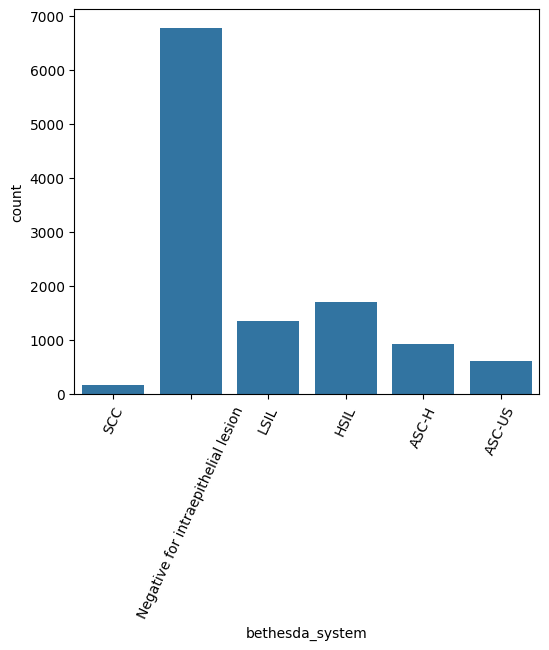
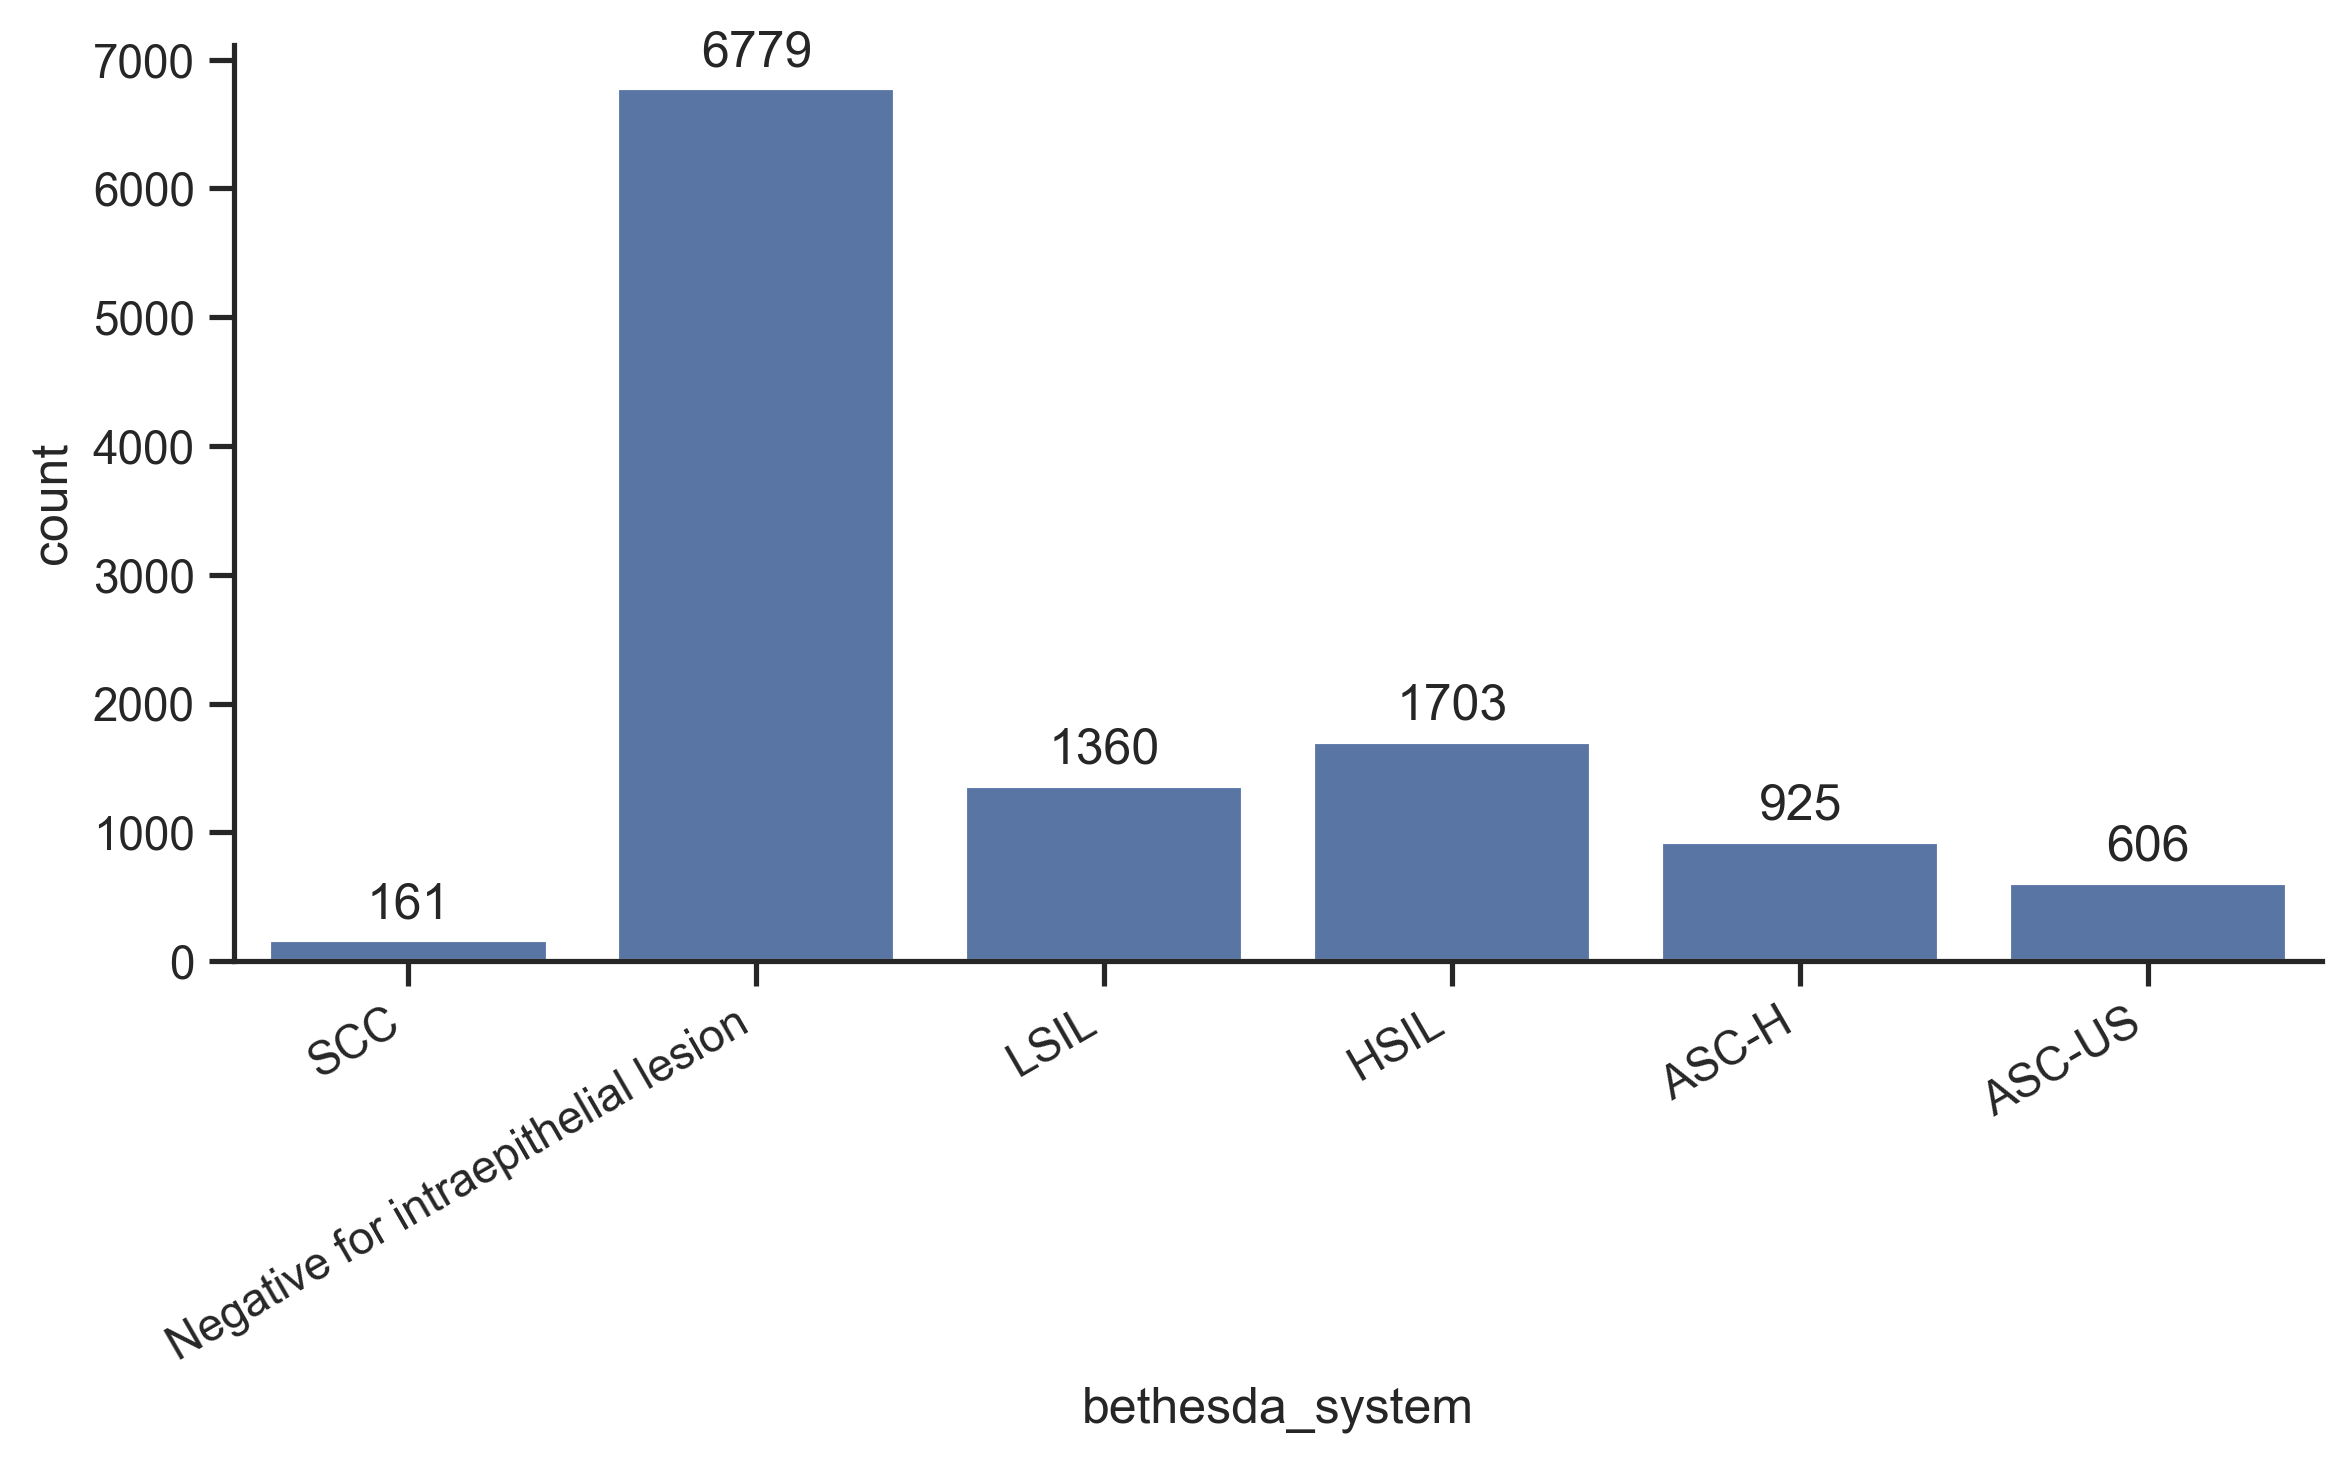
The notebook cell's code change between the first figure and the second:
--- before
+++ after
@@ -1,4 +1,18 @@
-# Adicionar tilt nos nomes das classes do eixo x
-plt.figure(figsize=(6, 5))
-plt.xticks(rotation=65)
-sns.countplot(x="bethesda_system", data=classifications_df)
+sns.set_theme(style="ticks")
+
+plt.figure(figsize=(8, 5), dpi=300)
+
+ax = sns.countplot(
+    data=classifications_df,
+    x="bethesda_system",
+    color="#4C72B0"
+)
+
+# Adiciona a quantidade sobre cada barra
+for container in ax.containers:
+    ax.bar_label(container, fmt='%d', padding=3)
+
+sns.despine()
+plt.xticks(rotation=30, ha="right")
+plt.tight_layout()
+plt.show()

Commit: fix: visualização célula notebook